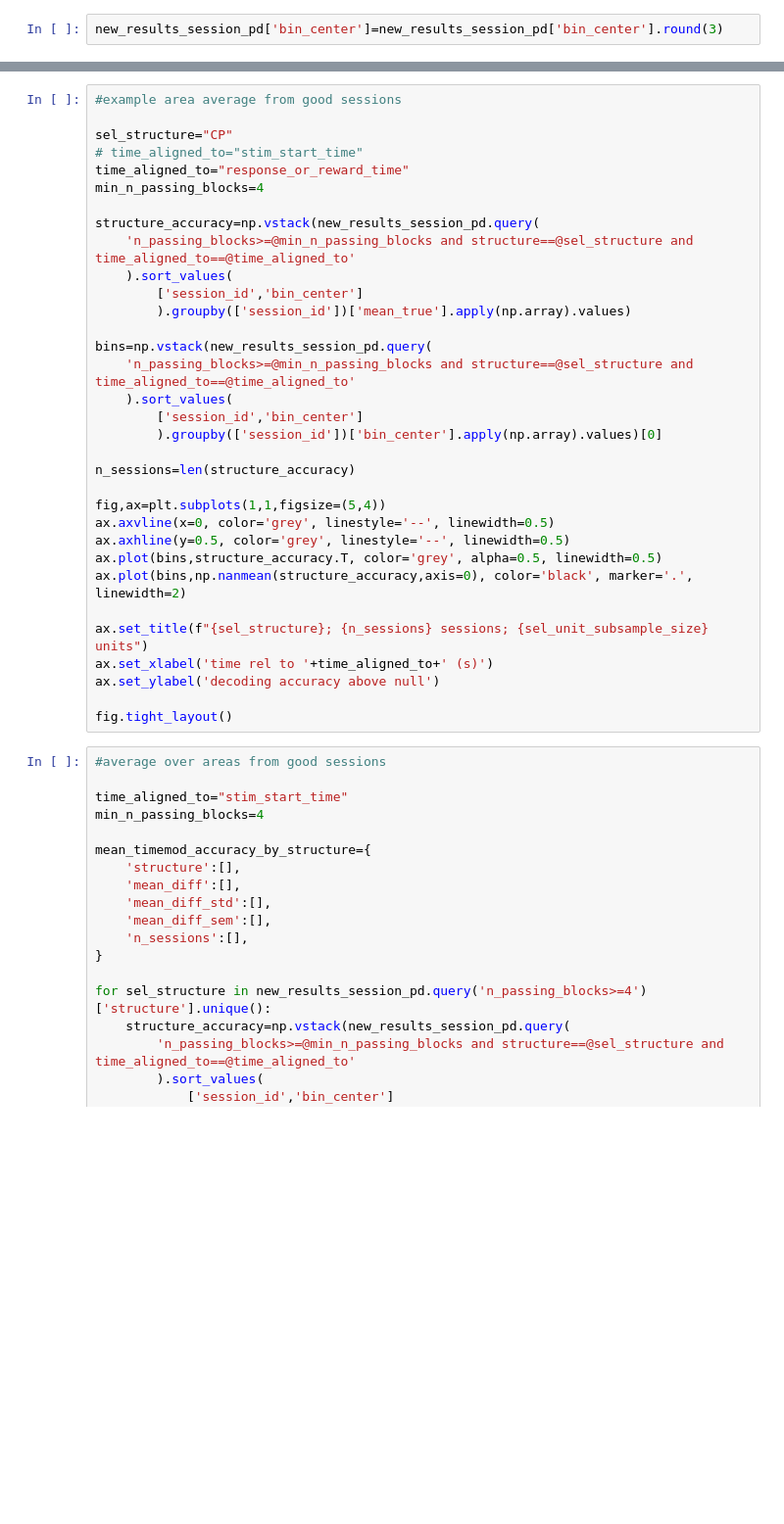
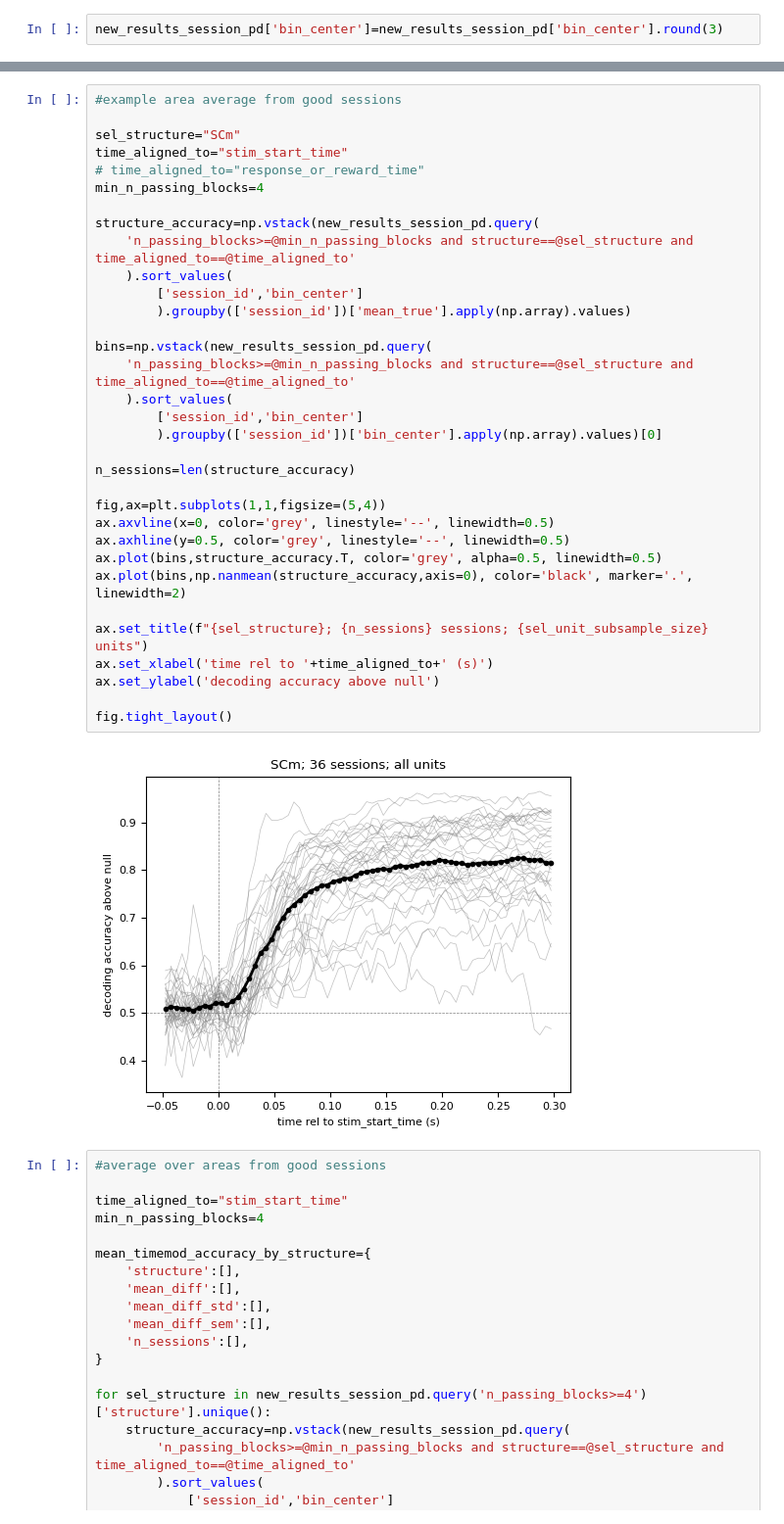
Before and after one commit to AllenInstitute/dynamic_routing_analysis, a Jupyter notebook: notebooks/plot_multi_timebin_decoder_results.ipynb, the cells around one changed output, grey strips where cells are left out. Shown at 98% size. Cells and saved outputs as stored; diff of their text form; blank space fills up the shorter version.

```diff
--- a/notebooks/plot_multi_timebin_decoder_results.ipynb
+++ b/notebooks/plot_multi_timebin_decoder_results.ipynb
@@ -324,36 +325,38 @@ Text(0.5, 1.0, '664851_2023-11-13; ACAd; stim_start_time; all units')
 # %%
 #example area average from good sessions
 
-sel_structure="CP"
-# time_aligned_to="stim_start_time"
-time_aligned_to="response_or_reward_time"
+sel_structure="SCm"
+time_aligned_to="stim_start_time"
+# time_aligned_to="response_or_reward_time"
 min_n_passing_blocks=4
 
 structure_accuracy=np.vstack(new_results_session_pd.query(
     'n_passing_blocks>=@min_n_passing_blocks and structure==@sel_structure and time_aligned_to==@time_aligned_to'
     ).sort_values(
         ['session_id','bin_center']
         ).groupby(['session_id'])['mean_true'].apply(np.array).values)
 
 bins=np.vstack(new_results_session_pd.query(
     'n_passing_blocks>=@min_n_passing_blocks and structure==@sel_structure and time_aligned_to==@time_aligned_to'
     ).sort_values(
         ['session_id','bin_center']
         ).groupby(['session_id'])['bin_center'].apply(np.array).values)[0]
 
 n_sessions=len(structure_accuracy)
 
 fig,ax=plt.subplots(1,1,figsize=(5,4))
 ax.axvline(x=0, color='grey', linestyle='--', linewidth=0.5)
 ax.axhline(y=0.5, color='grey', linestyle='--', linewidth=0.5)
 ax.plot(bins,structure_accuracy.T, color='grey', alpha=0.5, linewidth=0.5)
 ax.plot(bins,np.nanmean(structure_accuracy,axis=0), color='black', marker='.', linewidth=2)
 
 ax.set_title(f"{sel_structure}; {n_sessions} sessions; {sel_unit_subsample_size} units")
 ax.set_xlabel('time rel to '+time_aligned_to+' (s)')
 ax.set_ylabel('decoding accuracy above null')
 
 fig.tight_layout()
+# %% [output]
+[figure, added]
 # %%
 #average over areas from good sessions
 
```
Also changed, not shown: parts of 3 cells of this notebook, 3 other files.
